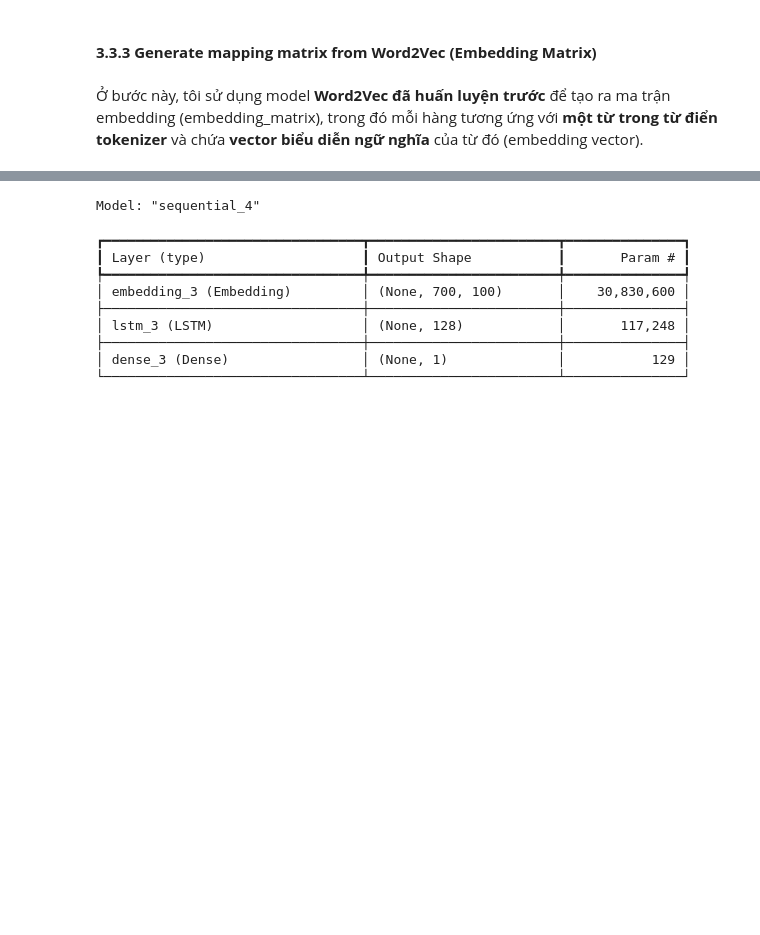
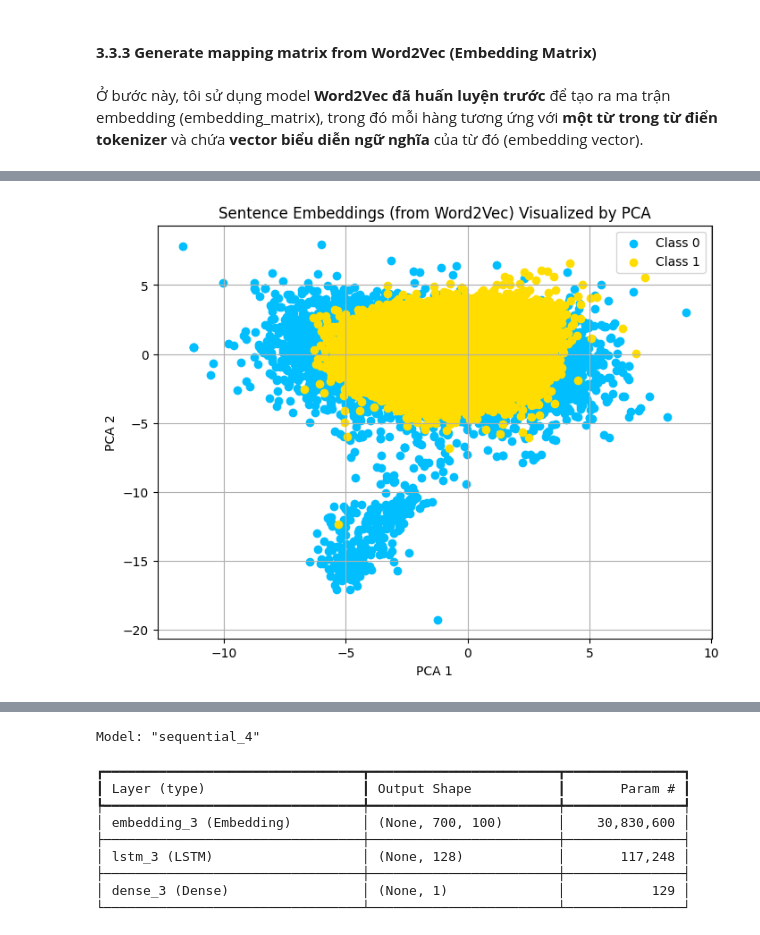
Before and after one commit to Swuzz123/Fake-News-Detection, a Jupyter notebook: notebook/ML_model_&_Word2Vec+LSTM_model.ipynb, the cells around one changed output, grey strips where cells are left out. Saved outputs shown, nothing was run; the diff lists cells and outputs as text; code cells hidden in the pictures; blank space fills up the shorter version.

```diff
--- a/notebook/ML_model_&_Word2Vec+LSTM_model.ipynb
+++ b/notebook/ML_model_&_Word2Vec+LSTM_model.ipynb
@@ -1009,0 +1015,20 @@ vocab_size = len(word_index) + 1
+# %%
+# Function to get sentence embedding
+def get_sentence_embedding(sentence, model, tokenizer, embedding_dim = 100):
+    tokens = tokenizer.texts_to_sequences([sentence])[0]
+    embedding_vectors = []
+
+    for idx in tokens:
+        word = tokenizer.index_word.get(idx, None) # Take each words from tokens in each sentences
+        if word and word in model.wv:
+            embedding_vectors.append(model.wv[word])
+
+    if embedding_vectors:
+        return np.mean(embedding_vectors, axis=0)
+    else:
+        return np.zeros(embedding_dim)
+# %%
+sentences = list(df['clean_text'])
+labels = list(df['label'])
+# %%
+sentences_vectors = [get_sentence_embedding(s, w2v_model, tokenizer) for s in sentences]
@@ -1009,0 +1055,21 @@ vocab_size = len(word_index) + 1
+# %%
+# Apply PCA to plot the sentence embedding in 2D
+from sklearn.decomposition import PCA
+
+pca = PCA(n_components=2)
+reduced = pca.fit_transform(sentences_vectors)
+
+plt.figure(figsize=(8, 6))
+
+for label in np.unique(labels):
+    idx = np.array(labels) == label
+    plt.scatter(reduced[idx, 0], reduced[idx, 1], label=f"Class {label}")
+
+plt.legend()
+plt.title("Sentence Embeddings (from Word2Vec) Visualized by PCA")
+plt.xlabel("PCA 1")
+plt.ylabel("PCA 2")
+plt.grid(True)
+plt.show()
+# %% [output]
+[figure, added]
```
Also changed, not shown: parts of 12 cells of this notebook, 2 other files.
